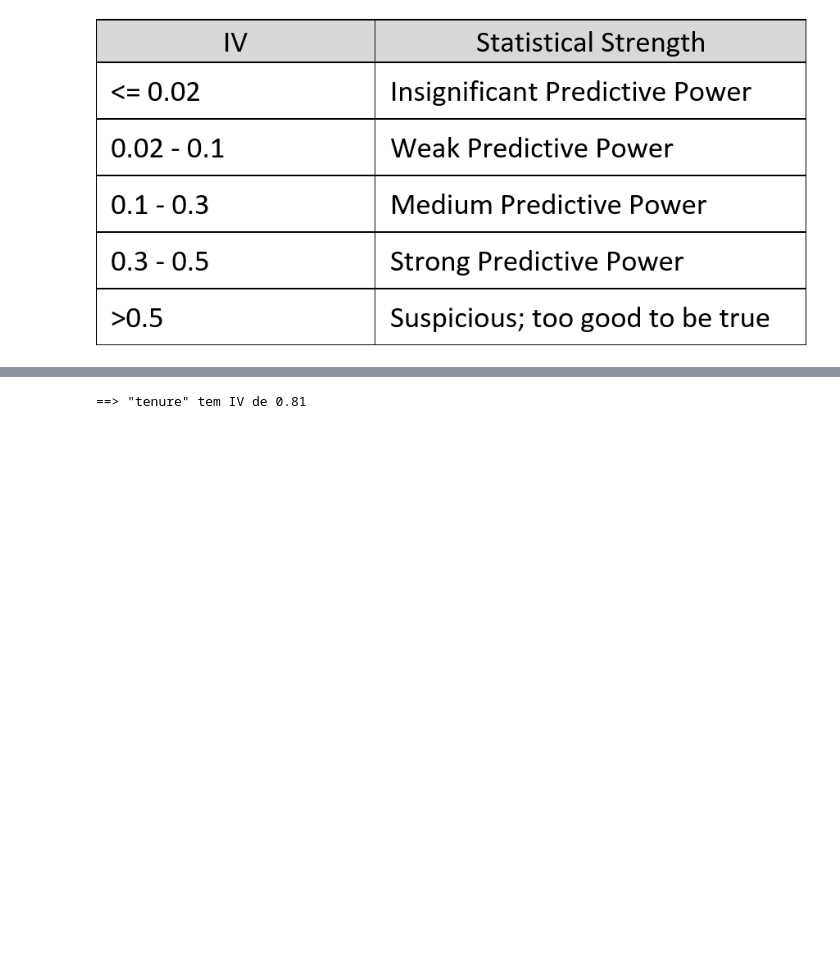
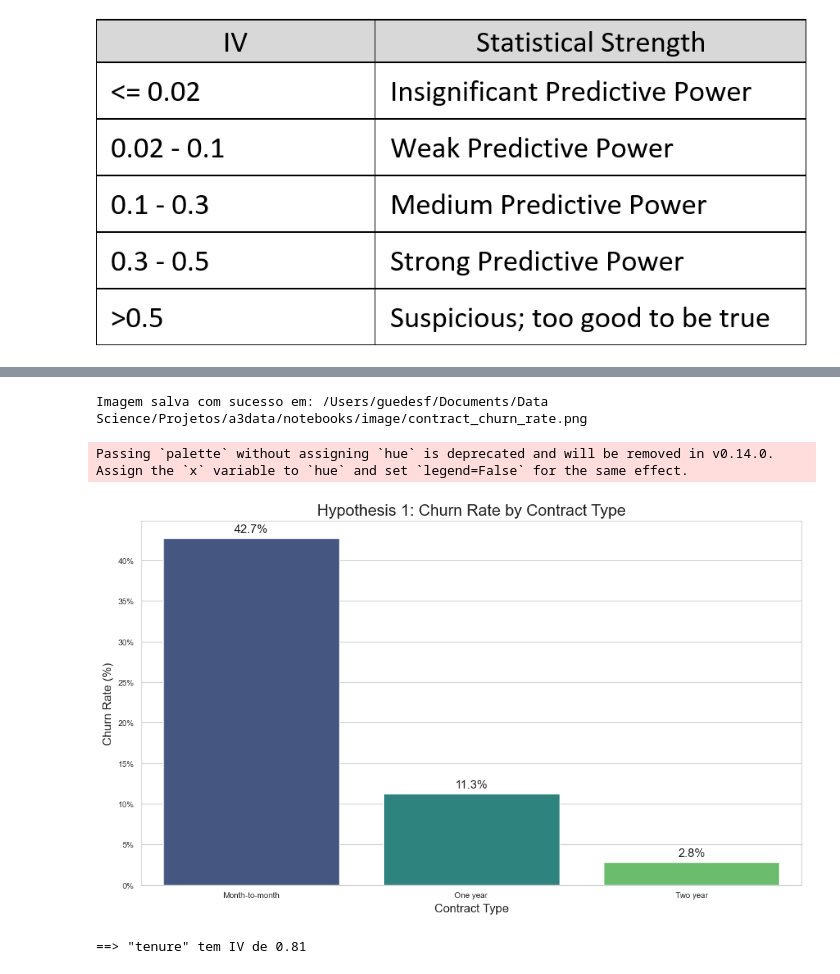
Before and after one commit to fabionguedes/Churn-Prediction, a Jupyter notebook: notebooks/eda.ipynb, the cells around one changed output, grey strips where cells are left out. Cells and saved outputs as stored; diff of their text form; code cells hidden in the pictures; blank space fills up the shorter version.

```diff
--- a/notebooks/eda.ipynb
+++ b/notebooks/eda.ipynb
@@ -209,6 +303,49 @@ df_iv.get_bivariada(var_escolhida='Contract')
 | 0 | Contract | Month-to-month | 1655.0 | 2220.0 | 3875.0 | 55.02 | 88.55 | 42.91 | 42.71 | ... |
 | 1 | Contract | One year | 166.0 | 1307.0 | 1473.0 | 20.91 | 8.88 | 25.26 | 11.27 | ... |
 | 2 | Contract | Two year | 48.0 | 1647.0 | 1695.0 | 24.07 | 2.57 | 31.83 | 2.83 | ... |
+# %%
+# Set the plot style
+sns.set_style("whitegrid")
+
+# --- H1: Contract vs. Churn ---
+# Calculate the mean churn rate for each contract type
+contract_churn_rate = df.groupby('Contract')['Churn'].mean().reset_index()
+
+# Sort the bars for better storytelling (e.g., highest churn first)
+contract_churn_rate = contract_churn_rate.sort_values(by='Churn', ascending=False)
+
+plt.figure(figsize=(10, 6))
+ax = sns.barplot(data=contract_churn_rate, x='Contract', y='Churn', palette='viridis')
+
+# Add percentage labels on top of the bars
+for p in ax.patches:
+    ax.annotate(f'{p.get_height():.1%}',
+                (p.get_x() + p.get_width() / 2., p.get_height()),
+                ha = 'center', va = 'center',
+                xytext = (0, 9),
+                textcoords = 'offset points',
+                fontsize=12)
+
+plt.title('Hypothesis 1: Churn Rate by Contract Type', fontsize=16)
+plt.xlabel('Contract Type', fontsize=12)
+plt.ylabel('Churn Rate (%)', fontsize=12)
+ax.yaxis.set_major_formatter(plt.FuncFormatter(lambda y, _: f'{y:.0%}')) # Format Y-axis as percentage
+plt.tight_layout()
+
+# path preparation steps:
+output_image_dir = '/Users/guedesf/Documents/Data Science/Projetos/a3data/notebooks/image'
+output_image_filename = 'contract_churn_rate.png'
+
+# function to prepare the full path
+image_pah = preditiva.preparar_caminho_salvamento(output_image_dir, output_image_filename)
+
+# save the image
+plt.savefig(image_pah)
+print(f"Imagem salva com sucesso em: {image_pah}")
+# %% [output]
+Imagem salva com sucesso em: /Users/guedesf/Documents/Data Science/Projetos/a3data/notebooks/image/contract_churn_rate.png
+Passing `palette` without assigning `hue` is deprecated and will be removed in v0.14.0. Assign the `x` variable to `hue` and set `legend=False` for the same effect.
+[figure, added]
 # %%
 df_iv.get_bivariada(var_escolhida='tenure')
 # %% [output]
```
Also changed, not shown: parts of 17 cells of this notebook.
